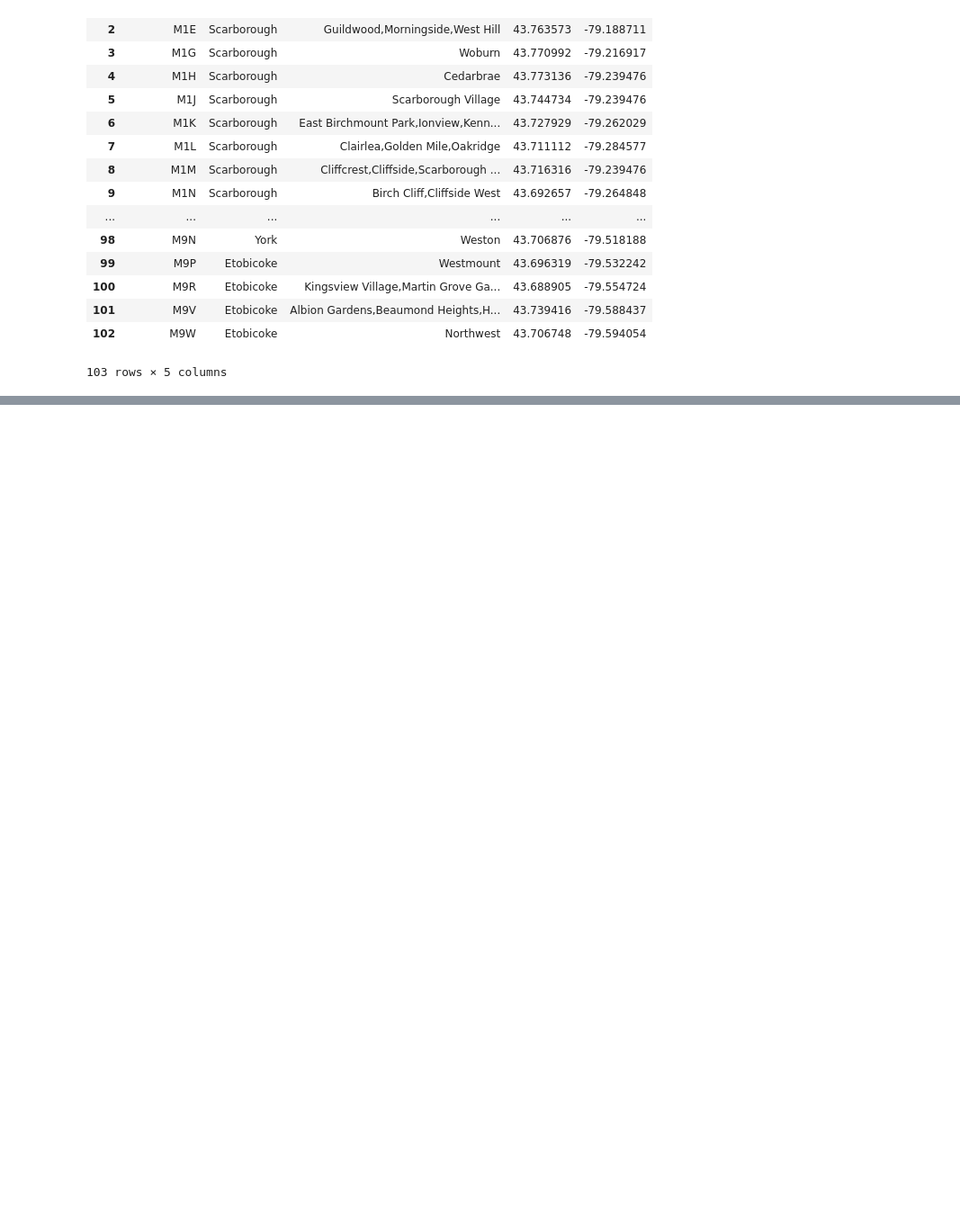
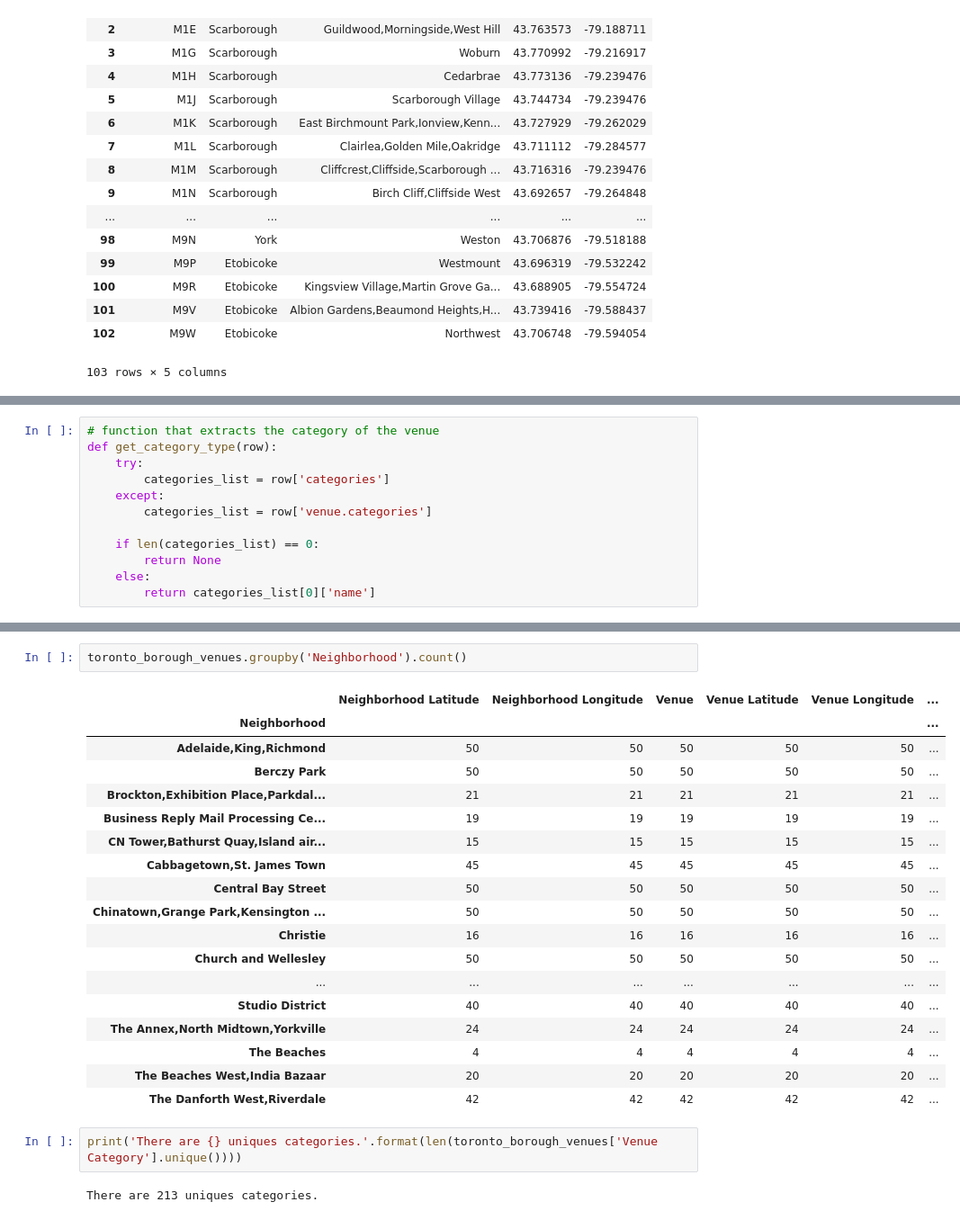
Before and after one commit to sooryar08/Data_Science_Capstone, a Jupyter notebook: Segmenting_and_Clustering_Neighborhoods_in_Toronto.ipynb, the cells around one changed output, grey strips where cells are left out. Shown at 90% size. Cells and saved outputs as stored; diff of their text form; blank space fills up the shorter version.

```diff
--- a/Segmenting_and_Clustering_Neighborhoods_in_Toronto.ipynb
+++ b/Segmenting_and_Clustering_Neighborhoods_in_Toronto.ipynb
@@ -147,0 +298,12 @@ location_df
+# %%
+# function that extracts the category of the venue
+def get_category_type(row):
+    try:
+        categories_list = row['categories']
+    except:
+        categories_list = row['venue.categories']
+
+    if len(categories_list) == 0:
+        return None
+    else:
+        return categories_list[0]['name']
@@ -147,0 +419,25 @@ location_df
+# %%
+toronto_borough_venues.groupby('Neighborhood').count()
+# %% [output]
+|  | Neighborhood Latitude | Neighborhood Longitude | Venue | Venue Latitude | Venue Longitude | ... |
+| Neighborhood |  |  |  |  |  | ... |
+| Adelaide,King,Richmond | 50 | 50 | 50 | 50 | 50 | ... |
+| Berczy Park | 50 | 50 | 50 | 50 | 50 | ... |
+| Brockton,Exhibition Place,Parkdal... | 21 | 21 | 21 | 21 | 21 | ... |
+| Business Reply Mail Processing Ce... | 19 | 19 | 19 | 19 | 19 | ... |
+| CN Tower,Bathurst Quay,Island air... | 15 | 15 | 15 | 15 | 15 | ... |
+| Cabbagetown,St. James Town | 45 | 45 | 45 | 45 | 45 | ... |
+| Central Bay Street | 50 | 50 | 50 | 50 | 50 | ... |
+| Chinatown,Grange Park,Kensington ... | 50 | 50 | 50 | 50 | 50 | ... |
+| Christie | 16 | 16 | 16 | 16 | 16 | ... |
+| Church and Wellesley | 50 | 50 | 50 | 50 | 50 | ... |
+| ... | ... | ... | ... | ... | ... | ... |
+| Studio District | 40 | 40 | 40 | 40 | 40 | ... |
+| The Annex,North Midtown,Yorkville | 24 | 24 | 24 | 24 | 24 | ... |
+| The Beaches | 4 | 4 | 4 | 4 | 4 | ... |
+| The Beaches West,India Bazaar | 20 | 20 | 20 | 20 | 20 | ... |
+| The Danforth West,Riverdale | 42 | 42 | 42 | 42 | 42 | ... |
+# %%
+print('There are {} uniques categories.'.format(len(toronto_borough_venues['Venue Category'].unique())))
+# %% [output]
+There are 213 uniques categories.
```
Also changed, not shown: parts of 45 cells of this notebook.
